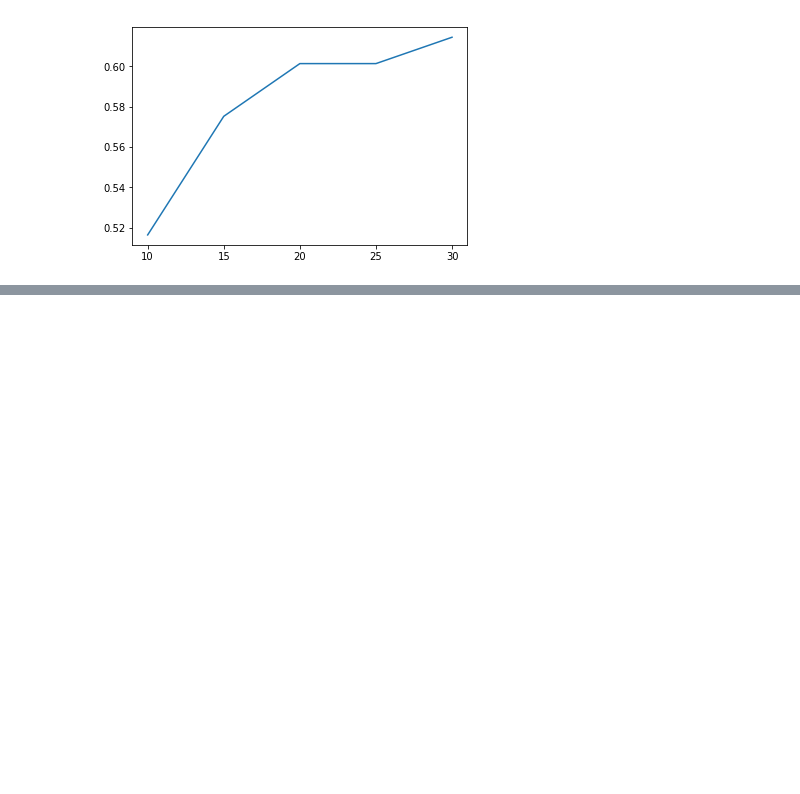
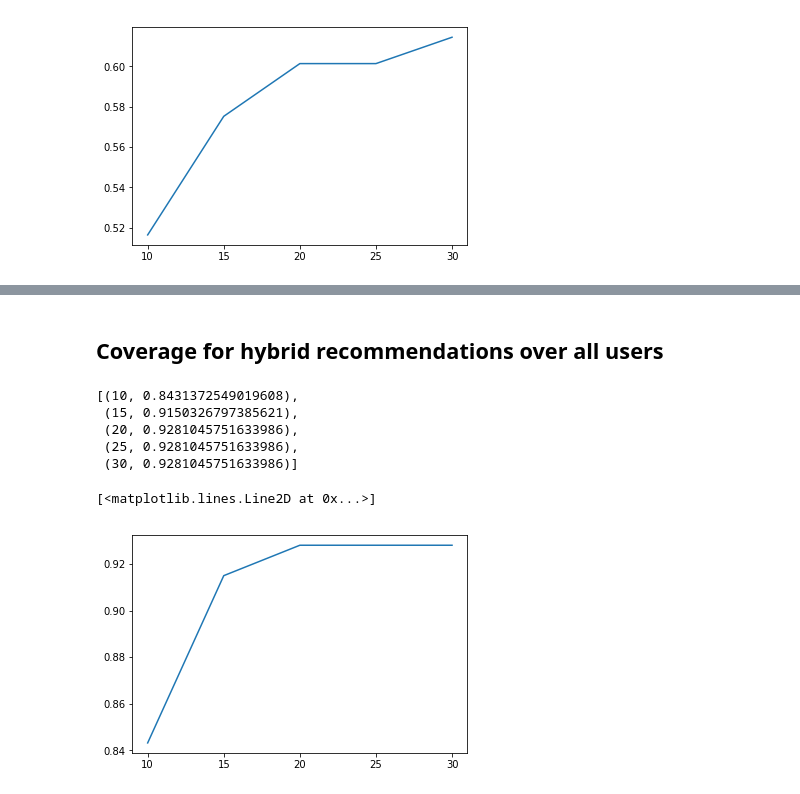
Before and after one commit to ace-racer/ContextualRecommender, a Jupyter notebook: hybird_recommender/evaluation/Evaluate Recommenders 2 - By Coverage.ipynb, the cells around one changed output, grey strips where cells are left out. Cells and saved outputs as stored; diff of their text form; code cells hidden in the pictures; blank space fills up the shorter version.

```diff
--- a/hybird_recommender/evaluation/Evaluate Recommenders 2 - By Coverage.ipynb
+++ b/hybird_recommender/evaluation/Evaluate Recommenders 2 - By Coverage.ipynb
@@ -89,0 +130,2 @@ plt.plot(x, y)
+# %% [markdown]
+## Coverage for hybrid recommendations over all users
@@ -89,0 +149,24 @@ plt.plot(x, y)
+# %%
+hybrid_reco_coverages = []
+for itr in [10, 15, 20, 25, 30]:
+    hybrid_reco_coverage = 0
+    for jtr in range(3):
+        hybrid_reco_coverage += get_collaborative_recommendation_coverage(unique_users, itr)
+
+    hybrid_reco_coverages.append((itr, hybrid_reco_coverage/3))
+# %%
+hybrid_reco_coverages
+# %% [output]
+[(10, 0.8431372549019608),
+ (15, 0.9150326797385621),
+ (20, 0.9281045751633986),
+ (25, 0.9281045751633986),
+ (30, 0.9281045751633986)]
+# %%
+x = [hybrid_reco_coverage[0] for hybrid_reco_coverage in hybrid_reco_coverages ]
+y = [hybrid_reco_coverage[1] for hybrid_reco_coverage in hybrid_reco_coverages ]
+plt.xticks(x)
+plt.plot(x, y)
+# %% [output]
+[<matplotlib.lines.Line2D at 0x...>]
+[figure, added]
```
Also changed, not shown: parts of 6 cells of this notebook.
